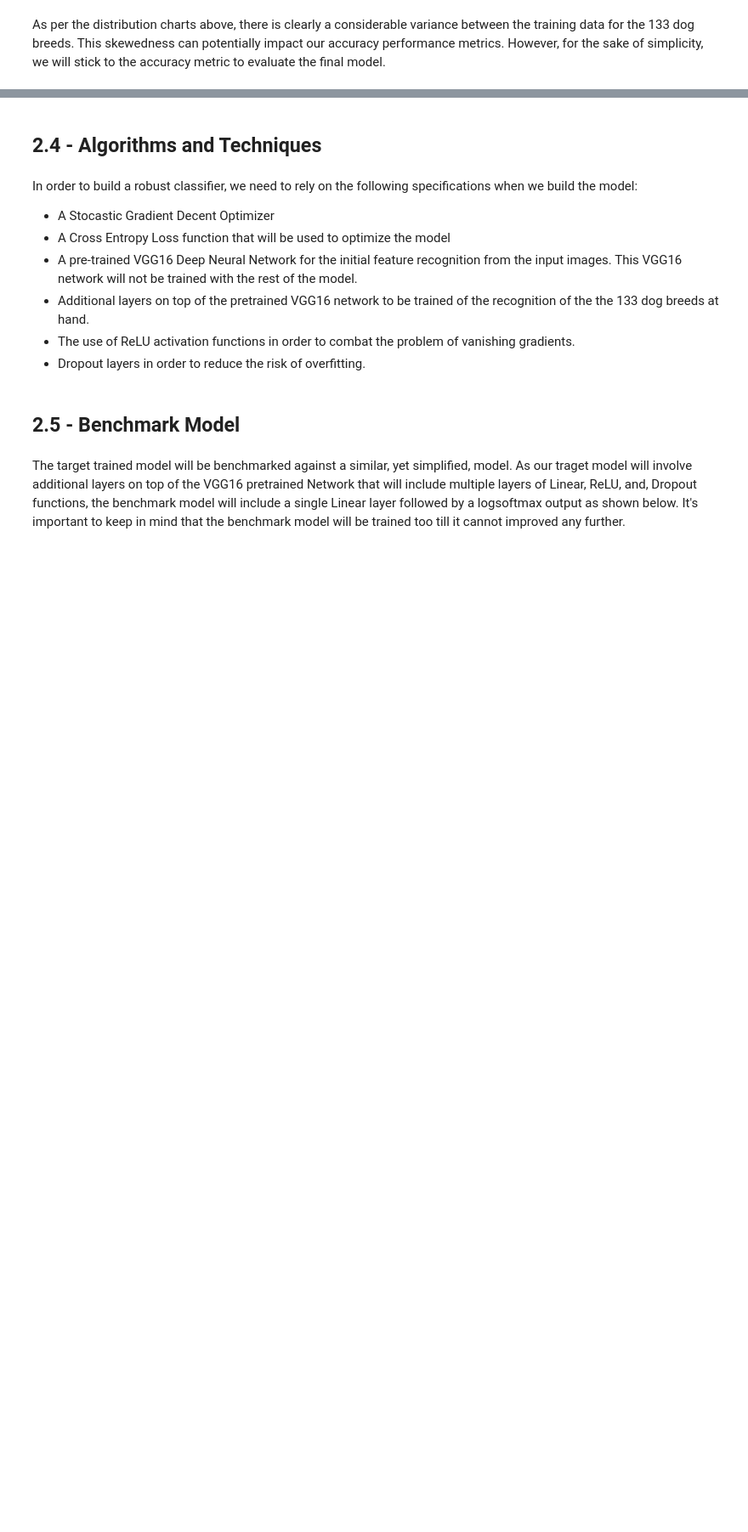
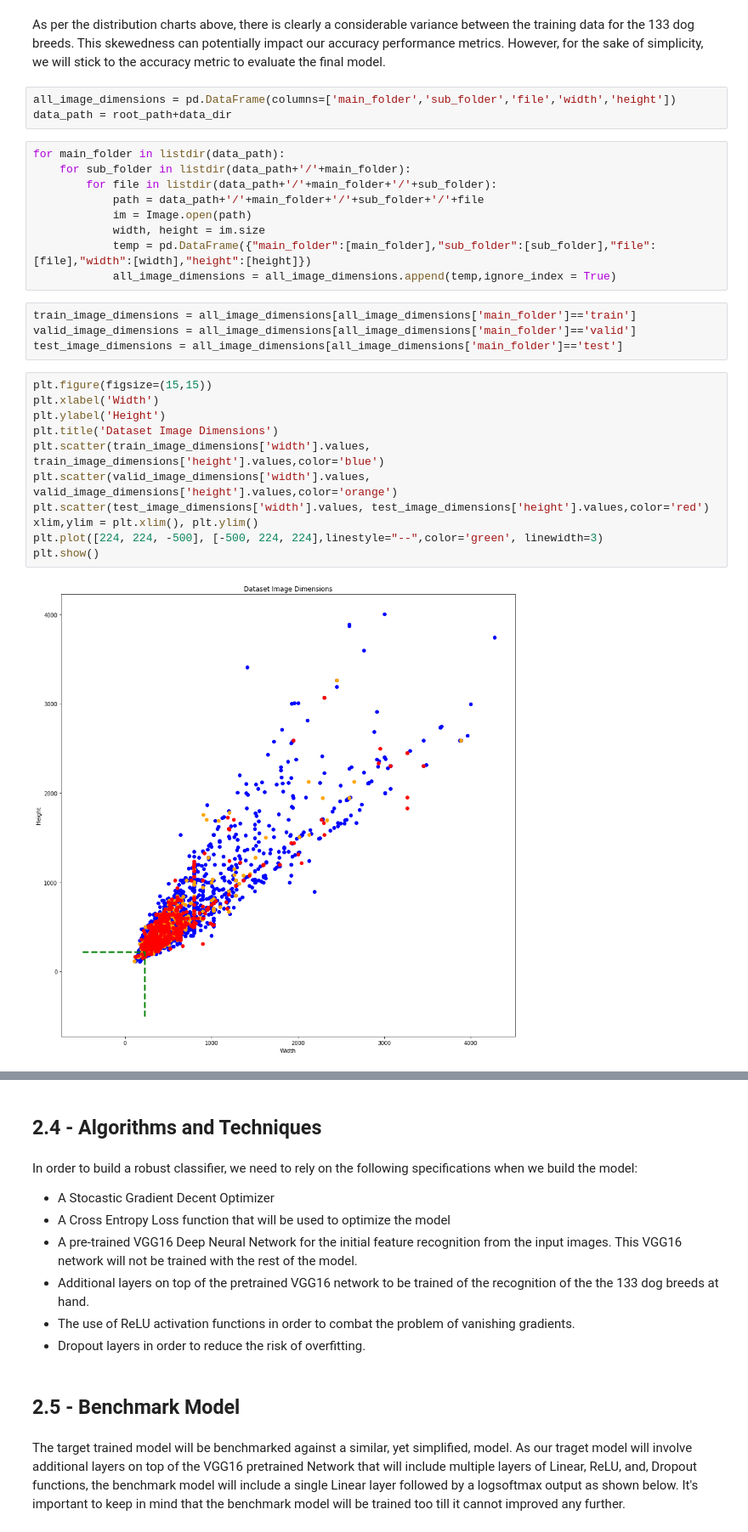
Before and after one commit to kurdi1mans/Dog_Breed_Classifier_with_PyTorch, a Jupyter notebook: Dog_Breed_Classifier_with_Pytorch.ipynb, the cells around one changed output, grey strips where cells are left out. Shown at 85% size. Cells and saved outputs as stored; diff of their text form; blank space fills up the shorter version.

```diff
--- a/Dog_Breed_Classifier_with_Pytorch.ipynb
+++ b/Dog_Breed_Classifier_with_Pytorch.ipynb
@@ -130,2 +131,31 @@ plot_count_by_breed(count_per_breed,"Count per breed in Validation Dataset")
 # %% [markdown]
 As per the distribution charts above, there is clearly a considerable variance between the training data for the 133 dog breeds. This skewedness can potentially impact our accuracy performance metrics. However, for the sake of simplicity, we will stick to the accuracy metric to evaluate the final model.
+# %%
+all_image_dimensions = pd.DataFrame(columns=['main_folder','sub_folder','file','width','height'])
+data_path = root_path+data_dir
+# %%
+for main_folder in listdir(data_path):
+    for sub_folder in listdir(data_path+'/'+main_folder):
+        for file in listdir(data_path+'/'+main_folder+'/'+sub_folder):
+            path = data_path+'/'+main_folder+'/'+sub_folder+'/'+file
+            im = Image.open(path)
+            width, height = im.size
+            temp = pd.DataFrame({"main_folder":[main_folder],"sub_folder":[sub_folder],"file":[file],"width":[width],"height":[height]})
+            all_image_dimensions = all_image_dimensions.append(temp,ignore_index = True)
+# %%
+train_image_dimensions = all_image_dimensions[all_image_dimensions['main_folder']=='train']
+valid_image_dimensions = all_image_dimensions[all_image_dimensions['main_folder']=='valid']
+test_image_dimensions = all_image_dimensions[all_image_dimensions['main_folder']=='test']
+# %%
+plt.figure(figsize=(15,15))
+plt.xlabel('Width')
+plt.ylabel('Height')
+plt.title('Dataset Image Dimensions')
+plt.scatter(train_image_dimensions['width'].values, train_image_dimensions['height'].values,color='blue')
+plt.scatter(valid_image_dimensions['width'].values, valid_image_dimensions['height'].values,color='orange')
+plt.scatter(test_image_dimensions['width'].values, test_image_dimensions['height'].values,color='red')
+xlim,ylim = plt.xlim(), plt.ylim()
+plt.plot([224, 224, -500], [-500, 224, 224],linestyle="--",color='green', linewidth=3)
+plt.show()
+# %% [output]
+[figure, added]
```
Also changed, not shown: parts of 8 cells of this notebook, 1 other file.
